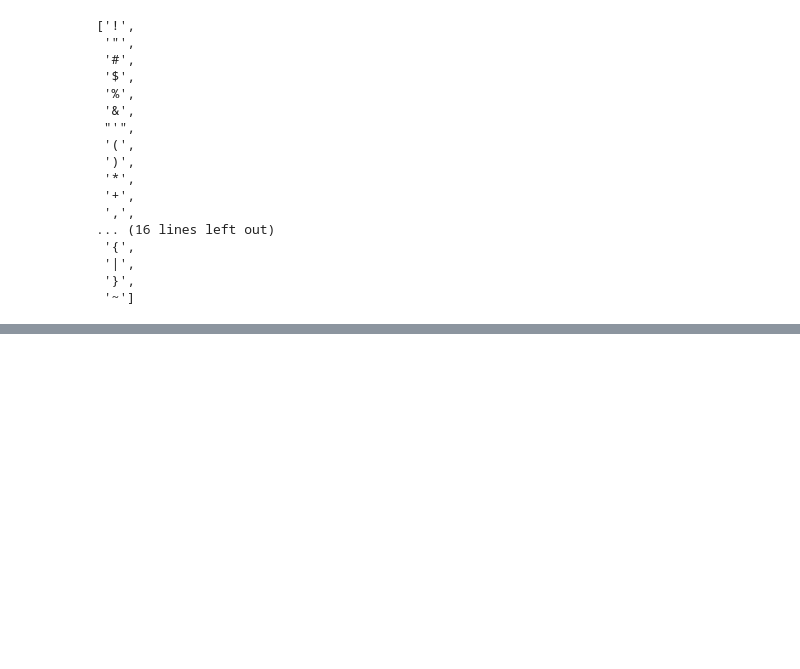
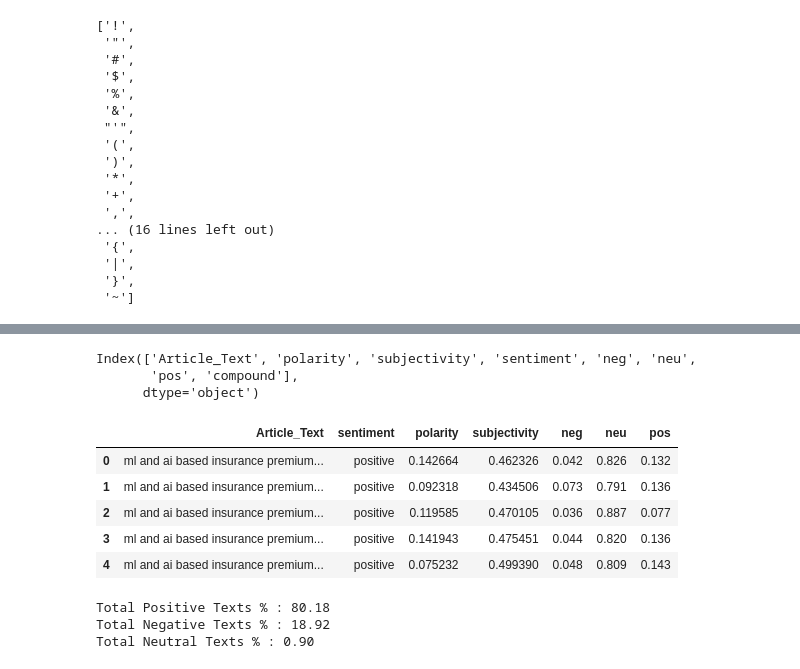
Before and after one commit to rohitingole17792/AI-based-Content-Detection-and-Text-Detection-, a Jupyter notebook: Dtata_Extract_from_URL's.ipynb, the cells around one changed output, grey strips where cells are left out. Drawn from its saved outputs; the diff is of its cells as text; code cells hidden in the pictures; blank space fills up the shorter version.

```diff
--- a/Dtata_Extract_from_URL's.ipynb
+++ b/Dtata_Extract_from_URL's.ipynb
@@ -243,0 +337,27 @@ punc
+# %%
+Text.keys()
+# %% [output]
+Index(['Article_Text', 'polarity', 'subjectivity', 'sentiment', 'neg', 'neu',
+       'pos', 'compound'],
+      dtype='object')
+# %%
+Text[["Article_Text","sentiment","polarity", "subjectivity","neg","neu","pos"]].head(5)
+# %% [output]
+|  | Article_Text | sentiment | polarity | subjectivity | neg | neu | pos |
+| 0 | ml and ai based insurance premium... | positive | 0.142664 | 0.462326 | 0.042 | 0.826 | 0.132 |
+| 1 | ml and ai based insurance premium... | positive | 0.092318 | 0.434506 | 0.073 | 0.791 | 0.136 |
+| 2 | ml and ai based insurance premium... | positive | 0.119585 | 0.470105 | 0.036 | 0.887 | 0.077 |
+| 3 | ml and ai based insurance premium... | positive | 0.141943 | 0.475451 | 0.044 | 0.820 | 0.136 |
+| 4 | ml and ai based insurance premium... | positive | 0.075232 | 0.499390 | 0.048 | 0.809 | 0.143 |
+# %%
+total_pos=len(Text.loc[Text['sentiment'] == "positive"])
+total_neg=len(Text.loc[Text['sentiment'] == "negative"])
+total_neu=len(Text.loc[Text['sentiment'] == "neutral"])
+total_Texts=len(Text)
+print("Total Positive Texts % : {:.2f}".format( (total_pos/total_Texts)*100))
+print("Total Negative Texts % : {:.2f}".format((total_neg/total_Texts)*100))
+print("Total Neutral Texts % : {:.2f}".format((total_neu/total_Texts)*100))
+# %% [output]
+Total Positive Texts % : 80.18
+Total Negative Texts % : 18.92
+Total Neutral Texts % : 0.90
```
Also changed, not shown: parts of 11 cells of this notebook.
